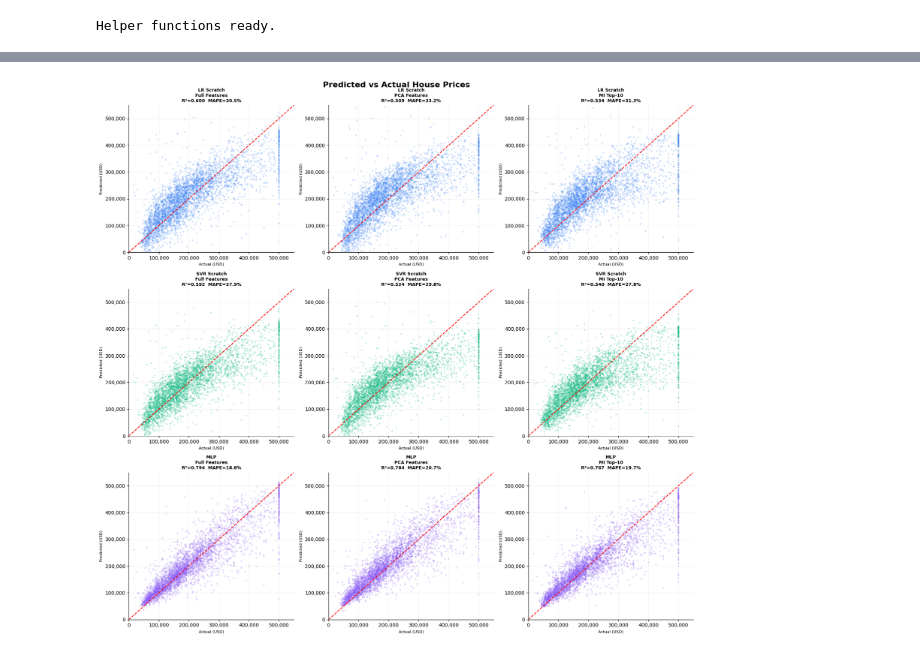
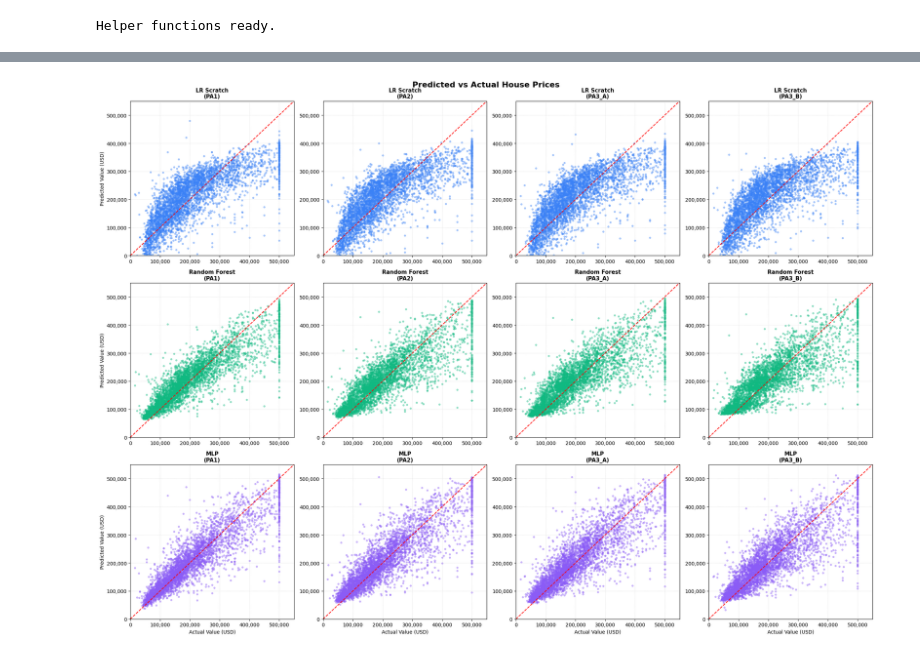
Before and after one commit to lacthui06/Lab-ML, a Jupyter notebook: lab4/modeling/modeling_kaggle.ipynb, the cells around one changed output, grey strips where cells are left out. Drawn from its saved outputs; the diff is of its cells as text; code cells hidden in the pictures.

```diff
--- a/lab4/modeling/modeling_kaggle.ipynb
+++ b/lab4/modeling/modeling_kaggle.ipynb
@@ -18,12 +36,12 @@ device = torch.device('cuda' if torch.cuda.is_available() else 'cpu')
 # %%
-X_train_df = pd.read_csv('/kaggle/input/datasets/lacthai/ready-train/X_train.csv')
-X_test_df  = pd.read_csv('/kaggle/input/datasets/lacthai/ready-train/X_test.csv')
-y_train_df = pd.read_csv('/kaggle/input/datasets/lacthai/ready-train/y_train.csv')
-y_test_df  = pd.read_csv('/kaggle/input/datasets/lacthai/ready-train/y_test.csv')
+X_train_df = pd.read_csv('/kaggle/input/datasets/lacthai/ready-train/PA1/X_train.csv')
+X_test_df  = pd.read_csv('/kaggle/input/datasets/lacthai/ready-train/PA1/X_test.csv')
+y_train_df = pd.read_csv('/kaggle/input/datasets/lacthai/ready-train/PA1/y_train.csv')
+y_test_df  = pd.read_csv('/kaggle/input/datasets/lacthai/ready-train/PA1/y_test.csv')
 
 X_train_full = X_train_df.values
 X_test_full  = X_test_df.values
-y_train = y_train_df.values  # shape (n, 1)
+y_train = y_train_df.values
 y_test  = y_test_df.values
 
 # Scale target only (no log)
@@ -31,6 +49,9 @@ scaler_y = StandardScaler()
 y_train_sc = scaler_y.fit_transform(y_train)
 y_test_sc  = scaler_y.transform(y_test)
 
+def inv(arr):
+    return scaler_y.inverse_transform(arr.reshape(-1, 1))
+
 print(f'X_train: {X_train_full.shape} | X_test: {X_test_full.shape}')
 print(f'y mean={y_train.mean():.0f}  std={y_train.std():.0f}')
 # %% [output]
@@ -573,41 +706,40 @@ plt.show()
 # %%
-fig, axes = plt.subplots(3, 3, figsize=(17, 16))
+fig, axes = plt.subplots(3, 4, figsize=(22, 16))
 fig.suptitle('Predicted vs Actual House Prices', fontsize=16, fontweight='bold')
 
-scatter_colors = {'LR Scratch': '#3B82F6', 'SVR Scratch': '#10B981', 'MLP': '#8B5CF6'}
+scatter_colors = {'LR Scratch': '#3B82F6', 'Random Forest': '#10B981', 'MLP': '#8B5CF6'}
+sc_order = ['PA1 (Base Features)', 'PA2 (Reduced)', 'PA3_A (Mean Aggregation)', 'PA3_B (PCA Aggregation)']
+model_order = ['LR Scratch', 'Random Forest', 'MLP']
 
-for row, mname in enumerate(model_names):
+for row, mname in enumerate(model_order):
     for col, sc_name in enumerate(sc_order):
-        ax = axes[row][col]
-        y_pred = pred_store[(sc_name, mname)]
-        r2_val = df[(df['Scenario']==sc_name) & (df['Model']==mname)]['R2'].values[0]
-        mape_val = df[(df['Scenario']==sc_name) & (df['Model']==mname)]['MAPE(%)'].values[0]
+        ax = axes[row, col]
+        y_pred = pred_store.get((sc_name, mname))
 
-        ax.scatter(y_test, y_pred, alpha=0.25, s=10, color=scatter_colors[mname], edgecolors='none')
+        if y_pred is not None:
+            ax.scatter(y_test, y_pred, alpha=0.4, color=scatter_colors[mname], s=10)
+            # Draw 45 degree reference line
+            ax.plot([0, 550000], [0, 550000], color='red', linestyle='--', linewidth=1.5)
 
-        # Limit to the realistic housing price range to make the plots wider and focused
-        ax.set_xlim([0, 550000])
-        ax.set_ylim([0, 550000])
+            # Set limits and format
+            ax.set_xlim([0, 550000])
+            ax.set_ylim([0, 550000])
+            ax.get_xaxis().set_major_formatter(plt.FuncFormatter(lambda x, loc: "{:,}".format(int(x))))
+            ax.get_yaxis().set_major_formatter(plt.FuncFormatter(lambda x, loc: "{:,}".format(int(x))))
 
-        # Plot diagonal line
-        ax.plot([0, 550000], [0, 550000], 'r--', lw=1.5)
-
-        # Format ticks to regular numbers with commas
-        ax.get_xaxis().set_major_formatter(plt.FuncFormatter(lambda x, loc: "{:,}".format(int(x))))
-        ax.get_yaxis().set_major_formatter(plt.FuncFormatter(lambda x, loc: "{:,}".format(int(x))))
-
-        ax.set_title(f'{mname}\n{sc_name}\nR²={r2_val:.3f}  MAPE={mape_val:.1f}%',
-                     fontsize=9, fontweight='bold')
-        ax.set_xlabel('Actual (USD)', fontsize=8)
-        ax.set_ylabel('Predicted (USD)', fontsize=8)
-        ax.grid(True, alpha=0.2)
-        ax.spines['top'].set_visible(False)
-        ax.spines['right'].set_visible(False)
+            ax.set_title(f'{mname}\n({sc_name.split(" ")[0]})', fontsize=11, fontweight='bold')
+            if row == 2:
+                ax.set_xlabel('Actual Value (USD)')
+            if col == 0:
+                ax.set_ylabel('Predicted Value (USD)')
+            ax.grid(True, linestyle=':', alpha=0.5)
+        else:
+            ax.text(0.5, 0.5, 'N/A', ha='center', va='center')
 
 plt.tight_layout()
 plt.show()
 # %% [output]
-[figure, old version]
+[figure, new version]
 # %%
 # Tạo bản sao để định dạng hiển thị đẹp mắt
 display_df = df.copy()
```
Also changed, not shown: parts of 13 cells of this notebook, 24 other files.
